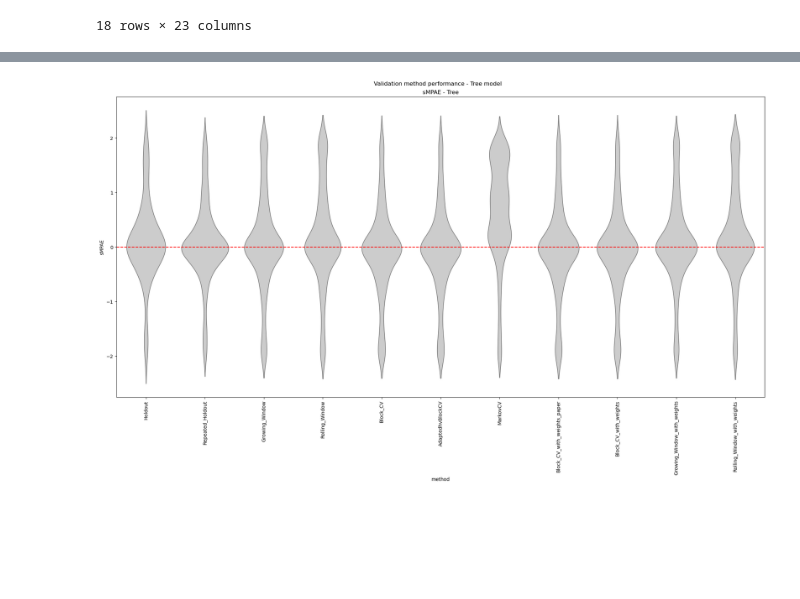
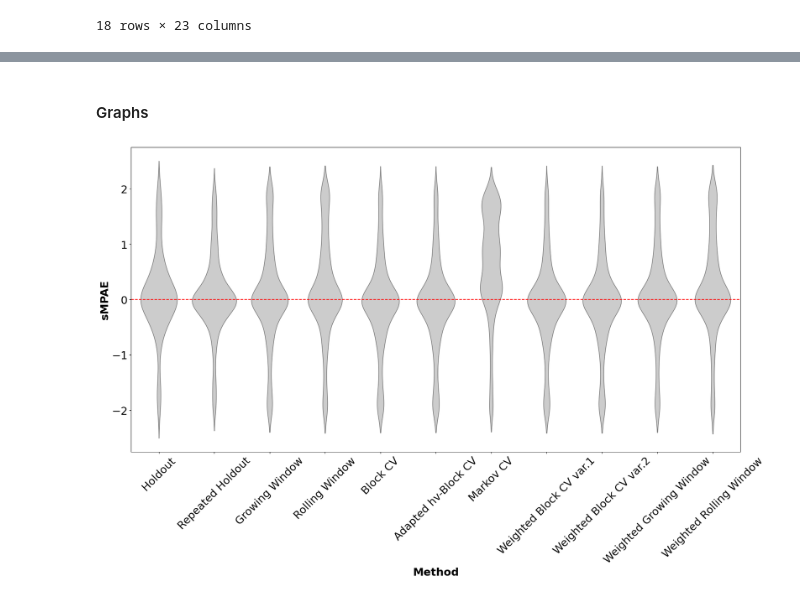
Before and after one commit to MiguelLoureiro98/timecave, a Jupyter notebook: experiments/processing_results.ipynb, the cells around one changed output, grey strips where cells are left out. Saved outputs shown, nothing was run; the diff lists cells and outputs as text; code cells hidden in the pictures; blank space fills up the shorter version.

Commit message:
clean .pynb and improve all figures

```diff
--- a/experiments/processing_results.ipynb
+++ b/experiments/processing_results.ipynb
@@ -7,3 +9,15 @@ from post_processing import series_name, violinplots_per_iteration, combined_box
+# %%
+pretty_methods = {'Holdout': 'Holdout',
+                'Repeated_Holdout': 'Repeated Holdout',
+                'Growing_Window': 'Growing Window',
+                'Rolling_Window': 'Rolling Window',
+                'Block_CV': 'Block CV',
+                'AdaptedhvBlockCV': 'Adapted hv-Block CV',
+                'MarkovCV': 'Markov CV',
+                'Block_CV_with_weights_paper': 'Weighted Block CV var.1',
+                'Block_CV_with_weights': 'Weighted Block CV var.2',
+                'Growing_Window_with_weights': 'Weighted Growing Window',
+                'Rolling_Window_with_weights': 'Weighted Rolling Window'}
 # %% [markdown]
 Functions
 # %%
@@ -25,6 +39,11 @@ def clean_method(method_str):
     else:
         method_name = parts[-1].split()[0]
     return method_name
+
+def prettify(df, pretty_methods: dict = pretty_methods):
+    copy = df.copy()
+    copy['method'] = copy['method'].map(pretty_methods)
+    return copy
 # %% [markdown]
 ## Upload Data
 # %% [markdown]
@@ -336,6 +311,8 @@ metrics[metrics['model']=='Tree'].T
+# %% [markdown]
+#### Graphs
 # %%
 methods = ['Holdout']
 it = iteration_data.loc[iteration_data["method"].isin(methods)].copy()
-combined_box_violin_plots(iteration_data, "mse", "Tree", ["sMPAE"], 10, 20)
+violin_plots(prettify(iteration_data), "mse", "Tree", ["sMPAE"], 10, 20)
 # %% [output]
-[figure, old version]
+[figure, new version]
```
Also changed, not shown: parts of 25 cells of this notebook, 2 other files.
